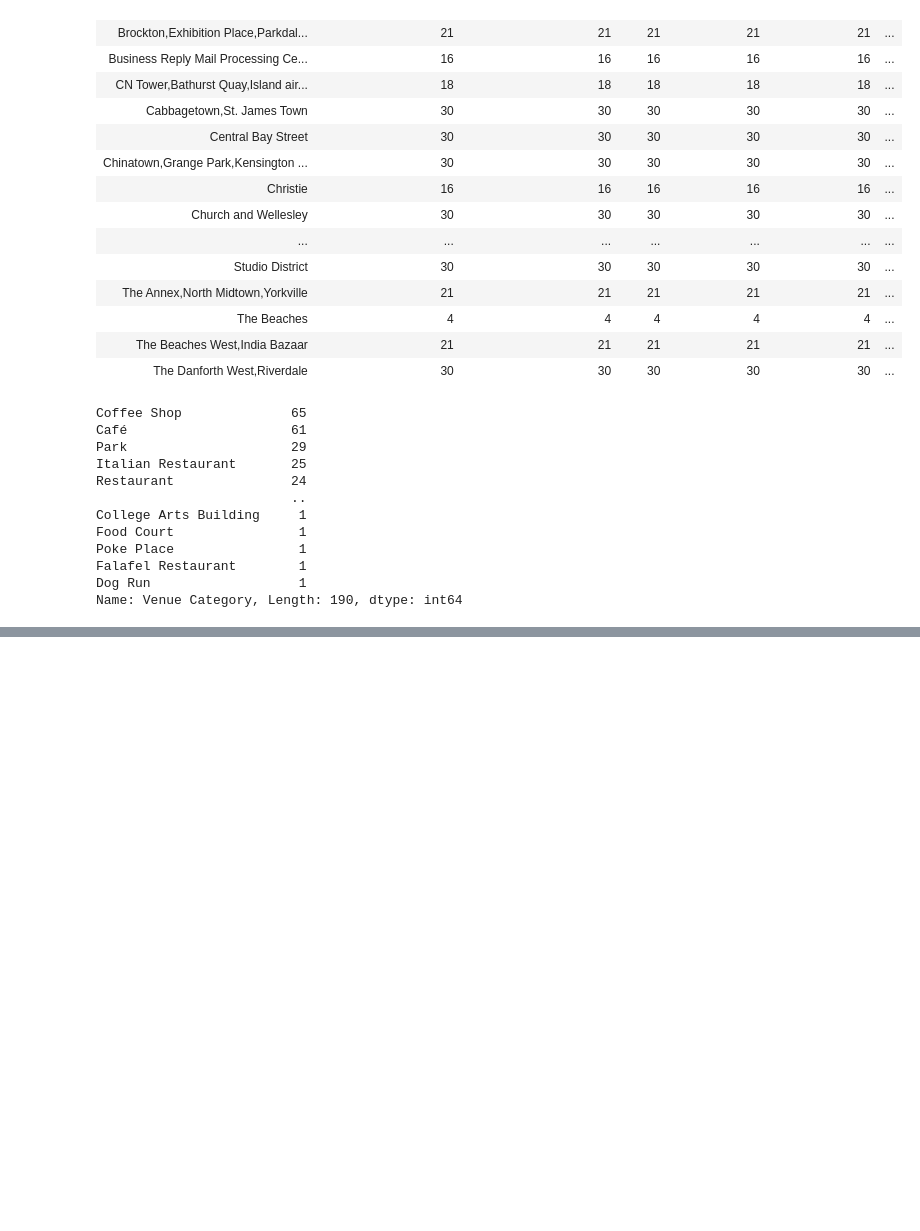
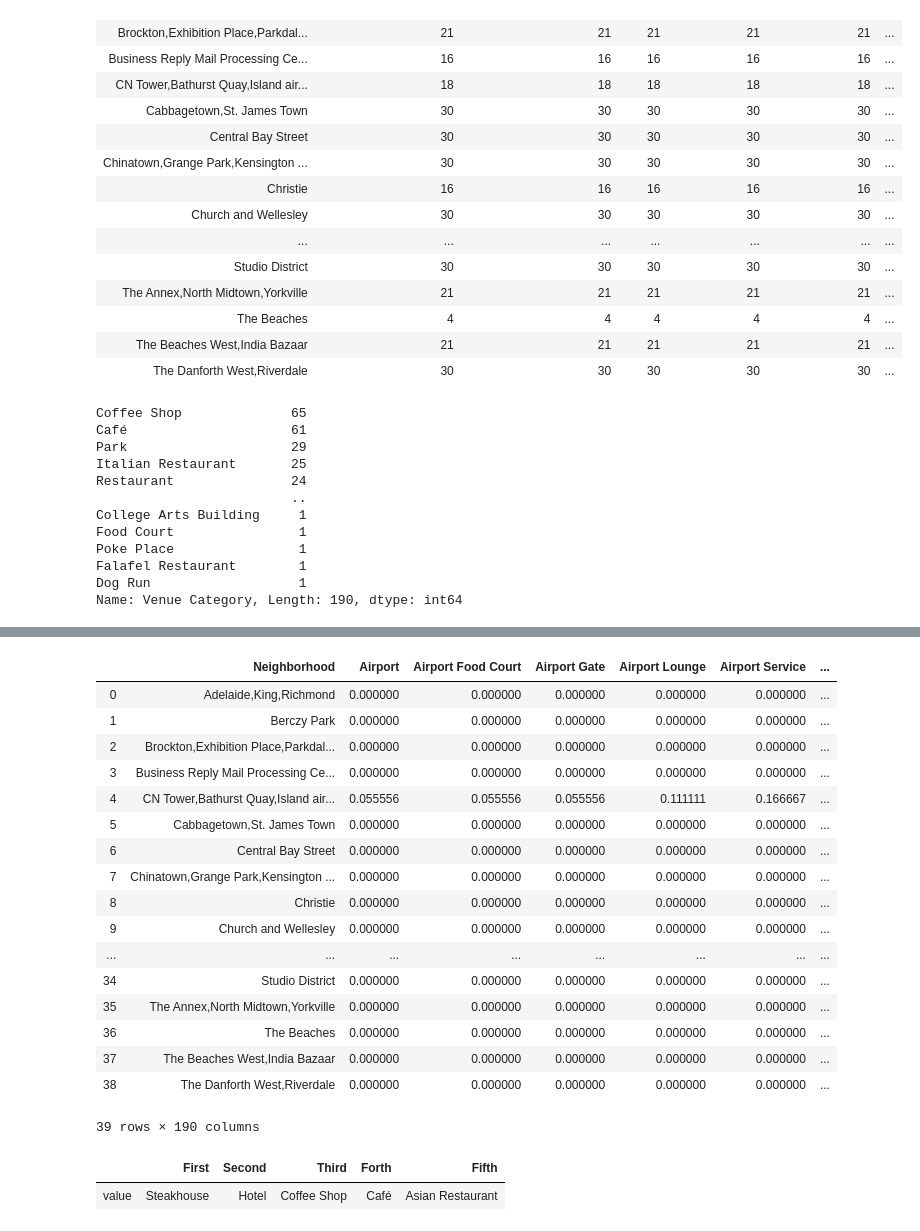
Before and after one commit to ah903/cousera-capstone, a Jupyter notebook: capstone wk3 part 3.ipynb, the cells around one changed output, grey strips where cells are left out. Saved outputs shown, nothing was run; the diff lists cells and outputs as text; code cells hidden in the pictures; blank space fills up the shorter version.

Commit message:
Added Toronto analysis

```diff
--- a/capstone wk3 part 3.ipynb
+++ b/capstone wk3 part 3.ipynb
@@ -261,0 +271,6 @@ Name: Venue Category, Length: 190, dtype: int64
+# %%
+# Analyse the neighbourhoods
+print(df_near.shape)
+
+toronto_onehot = pd.get_dummies(df_near[['Venue Category']], prefix="", prefix_sep="")
+print(toronto_onehot.shape)
@@ -261,0 +280,14 @@ Name: Venue Category, Length: 190, dtype: int64
+# %%
+# Add in the Neighborhood Column
+toronto_onehot["Neighborhood"] = df_near["Neighborhood"]
+
+#Reorder the Data Frame Columns to make Neighborhood the first
+# Build a column list in the order
+fixedcols = ["Neighborhood"]
+othercols = toronto_onehot.columns.to_list()
+othercols.remove("Neighborhood")
+fixedcols = fixedcols + othercols
+
+#Use the column list as a selection criteria
+toronto_onehot=toronto_onehot[fixedcols]
+toronto_onehot.head()
@@ -261,0 +302,35 @@ Name: Venue Category, Length: 190, dtype: int64
+# %%
+# Get the Top 10 venues for each neighbourhood
+grp = toronto_onehot.groupby("Neighborhood").mean().reset_index()
+grp
+# %% [output]
+|  | Neighborhood | Airport | Airport Food Court | Airport Gate | Airport Lounge | Airport Service | ... |
+| 0 | Adelaide,King,Richmond | 0.000000 | 0.000000 | 0.000000 | 0.000000 | 0.000000 | ... |
+| 1 | Berczy Park | 0.000000 | 0.000000 | 0.000000 | 0.000000 | 0.000000 | ... |
+| 2 | Brockton,Exhibition Place,Parkdal... | 0.000000 | 0.000000 | 0.000000 | 0.000000 | 0.000000 | ... |
+| 3 | Business Reply Mail Processing Ce... | 0.000000 | 0.000000 | 0.000000 | 0.000000 | 0.000000 | ... |
+| 4 | CN Tower,Bathurst Quay,Island air... | 0.055556 | 0.055556 | 0.055556 | 0.111111 | 0.166667 | ... |
+| 5 | Cabbagetown,St. James Town | 0.000000 | 0.000000 | 0.000000 | 0.000000 | 0.000000 | ... |
+| 6 | Central Bay Street | 0.000000 | 0.000000 | 0.000000 | 0.000000 | 0.000000 | ... |
+| 7 | Chinatown,Grange Park,Kensington ... | 0.000000 | 0.000000 | 0.000000 | 0.000000 | 0.000000 | ... |
+| 8 | Christie | 0.000000 | 0.000000 | 0.000000 | 0.000000 | 0.000000 | ... |
+| 9 | Church and Wellesley | 0.000000 | 0.000000 | 0.000000 | 0.000000 | 0.000000 | ... |
+| ... | ... | ... | ... | ... | ... | ... | ... |
+| 34 | Studio District | 0.000000 | 0.000000 | 0.000000 | 0.000000 | 0.000000 | ... |
+| 35 | The Annex,North Midtown,Yorkville | 0.000000 | 0.000000 | 0.000000 | 0.000000 | 0.000000 | ... |
+| 36 | The Beaches | 0.000000 | 0.000000 | 0.000000 | 0.000000 | 0.000000 | ... |
+| 37 | The Beaches West,India Bazaar | 0.000000 | 0.000000 | 0.000000 | 0.000000 | 0.000000 | ... |
+| 38 | The Danforth West,Riverdale | 0.000000 | 0.000000 | 0.000000 | 0.000000 | 0.000000 | ... |
+39 rows × 190 columns
+# %%
+temp = grp[grp['Neighborhood'] == "Adelaide,King,Richmond"].T.reset_index()
+temp.columns = ["value", "frequency"]
+temp = temp.iloc[1:]
+temp =temp.sort_values("frequency", ascending=False)
+temp = temp.head(5)
+r = temp[["value"]].T
+r.columns=["First","Second","Third","Forth","Fifth"]
+r
+# %% [output]
+|  | First | Second | Third | Forth | Fifth |
+| value | Steakhouse | Hotel | Coffee Shop | Café | Asian Restaurant |
```
Also changed, not shown: parts of 5 cells of this notebook.
